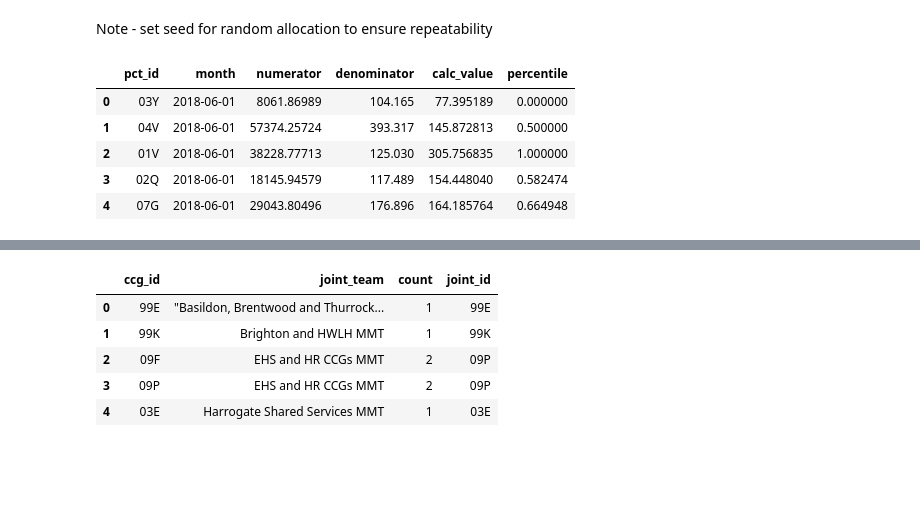
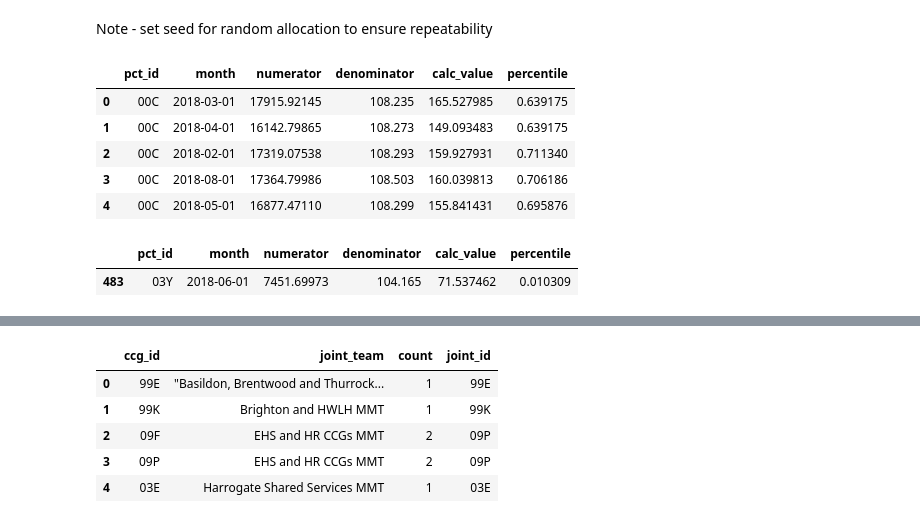
Before and after one commit to ebmdatalab/low-priority-CCG-visit-RCT, a Jupyter notebook: allocation/LPP RCT - CCG Allocation.ipynb, the cells around one changed output, grey strips where cells are left out. Saved outputs shown, nothing was run; the diff lists cells and outputs as text; code cells hidden in the pictures; blank space fills up the shorter version.

```diff
--- a/allocation/LPP RCT - CCG Allocation.ipynb
+++ b/allocation/LPP RCT - CCG Allocation.ipynb
@@ -3,34 +3,36 @@
 # %% [markdown]
 Note - set seed for random allocation to ensure repeatability
 # %%
-
 # Set dates of baseline and follow-up periods
 d4 = '2019-07-01' # month after end of follow-up period
 d3 = '2019-01-01' # follow-up start
 d2 = '2018-07-01' # month after end of baseline period
 d1 = '2018-01-01' # baseline start
 
 
 # Import dataset from BigQuery
 import pandas as pd
 import numpy as np
 GBQ_PROJECT_ID = '620265099307'
 
 q = '''SELECT * FROM ebmdatalab.measures.ccg_data_lpzomnibus
-WHERE EXTRACT (YEAR from month)  >= 2018
+WHERE month >= '2018-01-01' AND month <= '2018-08-01'
 '''
 df1 = pd.read_gbq(q, GBQ_PROJECT_ID, dialect='standard',verbose=False)
-
-        ## note: parsing dates is quite memory-intensive, make sure not too many programmes running
 
 df1["month"] = pd.to_datetime(df1.month)
 
 df1.head() # this gives the first few rows of data
 # %% [output]
 |  | pct_id | month | numerator | denominator | calc_value | percentile |
-| 0 | 03Y | 2018-06-01 | 8061.86989 | 104.165 | 77.395189 | 0.000000 |
-| 1 | 04V | 2018-06-01 | 57374.25724 | 393.317 | 145.872813 | 0.500000 |
-| 2 | 01V | 2018-06-01 | 38228.77713 | 125.030 | 305.756835 | 1.000000 |
-| 3 | 02Q | 2018-06-01 | 18145.94579 | 117.489 | 154.448040 | 0.582474 |
-| 4 | 07G | 2018-06-01 | 29043.80496 | 176.896 | 164.185764 | 0.664948 |
+| 0 | 00C | 2018-03-01 | 17915.92145 | 108.235 | 165.527985 | 0.639175 |
+| 1 | 00C | 2018-04-01 | 16142.79865 | 108.273 | 149.093483 | 0.639175 |
+| 2 | 00C | 2018-02-01 | 17319.07538 | 108.293 | 159.927931 | 0.711340 |
+| 3 | 00C | 2018-08-01 | 17364.79986 | 108.503 | 160.039813 | 0.706186 |
+| 4 | 00C | 2018-05-01 | 16877.47110 | 108.299 | 155.841431 | 0.695876 |
+# %%
+df1[(df1.month == '2018-06-01') & (df1.pct_id == '03Y')]
+# %% [output]
+|  | pct_id | month | numerator | denominator | calc_value | percentile |
+| 483 | 03Y | 2018-06-01 | 7451.69973 | 104.165 | 71.537462 | 0.010309 |
 # %%
```
Also changed, not shown: parts of 7 cells of this notebook, 1 other file.
